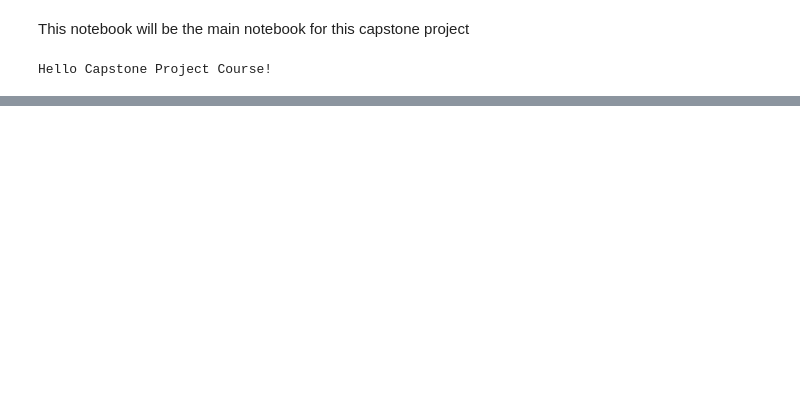
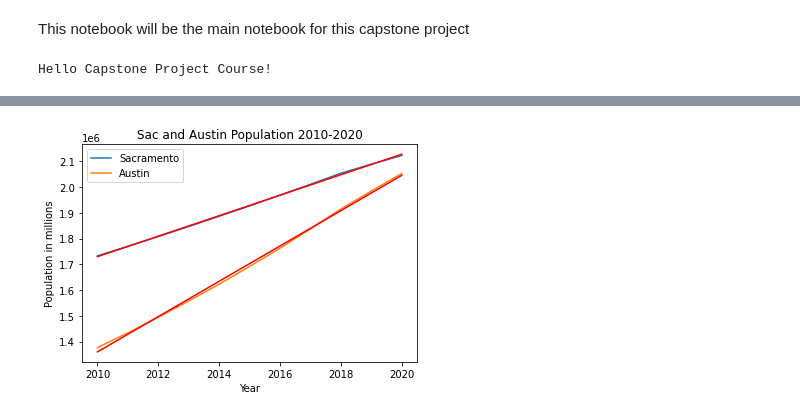
Before and after one commit to klfontus/Two_Capital_Cities, a Jupyter notebook: Data_Science_Capstone_Project.ipynb, the cells around one changed output, grey strips where cells are left out. Drawn from its saved outputs; the diff is of its cells as text; code cells hidden in the pictures; blank space fills up the shorter version.

```diff
--- a/Data_Science_Capstone_Project.ipynb
+++ b/Data_Science_Capstone_Project.ipynb
@@ -14,0 +94,12 @@ Hello Capstone Project Course!
+# %%
+sac_url = "https://www.macrotrends.net/cities/23121/sacramento/population"
+au_url = "https://www.macrotrends.net/cities/22926/austin/population"
+# %%
+sac_data  = requests.get(sac_url).text
+sac_soup = BeautifulSoup(sac_data, 'html5lib')
+
+au_data  = requests.get(au_url).text
+au_soup = BeautifulSoup(au_data, 'html5lib')
+# %%
+sac_df = popTables(sac_soup)
+sac_df.head()
@@ -14,0 +113,3 @@ Hello Capstone Project Course!
+# %%
+au_df = popTables(au_soup)
+au_df.head()
@@ -14,0 +161,28 @@ Hello Capstone Project Course!
+# %%
+fig = plt.figure()
+
+for frame in [sac_df, au_df]:
+  plt.plot(frame["Year"], frame["Population"])
+
+labels = ["Sacramento", "Austin"]
+plt.title("Sac and Austin Population 2010-2020")
+plt.xlabel("Year")
+plt.ylabel("Population in millions")
+
+regr3 = linear_model.LinearRegression()
+sac_trainx = np.asanyarray(sac_df[['Year']])
+sac_trainy = np.asanyarray(sac_df[['Population']])
+regr3.fit(sac_trainx, sac_trainy)
+
+regr4 = linear_model.LinearRegression()
+au_trainx = np.asanyarray(au_df[['Year']])
+au_trainy = np.asanyarray(au_df[['Population']])
+regr4.fit(au_trainx, au_trainy)
+
+plt.plot(sac_trainx, regr3.coef_[0][0]*sac_trainx + regr3.intercept_[0], '-r')
+plt.plot(au_trainx, regr4.coef_[0][0]*au_trainx + regr4.intercept_[0], '-r')
+
+plt.legend(labels)
+plt.show()
+# %% [output]
+[figure, added]
```
Also changed, not shown: parts of 68 cells of this notebook.
